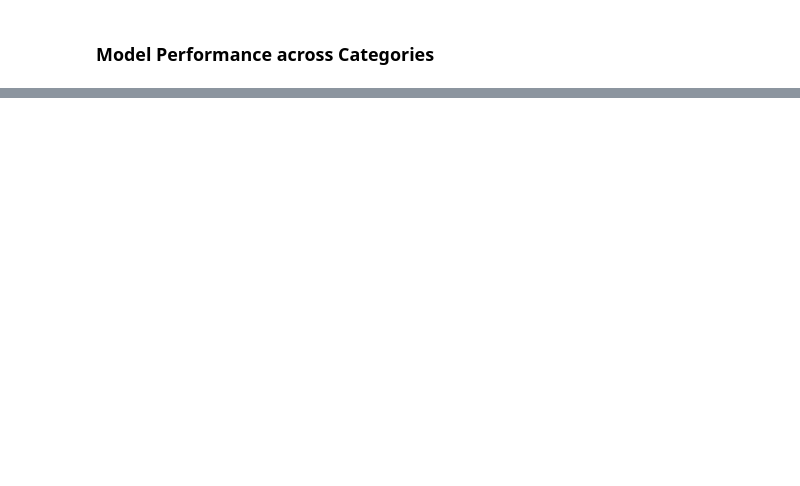
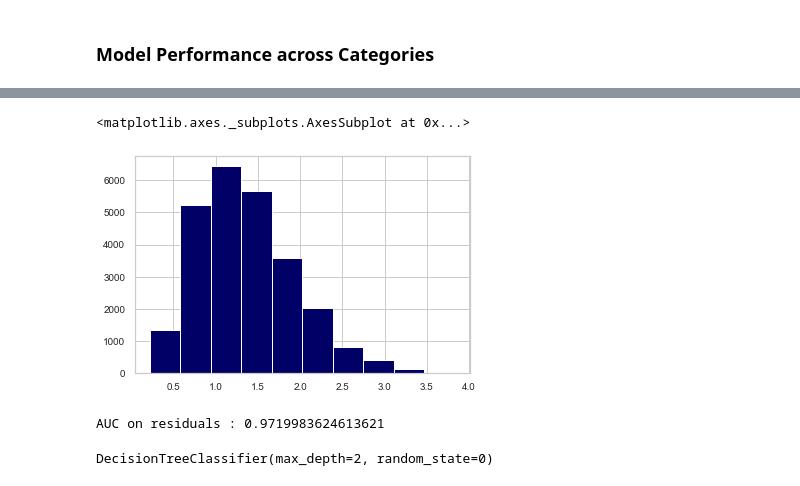
Before and after one commit to anilkumarpanda/blog_series, a Jupyter notebook: notebooks/02_residual_analysis.ipynb, the cells around one changed output, grey strips where cells are left out. Cells and saved outputs as stored; diff of their text form; code cells hidden in the pictures; blank space fills up the shorter version.

```diff
--- a/notebooks/02_residual_analysis.ipynb
+++ b/notebooks/02_residual_analysis.ipynb
@@ -282,0 +342,21 @@ Creating segment wise ROC for : purpose
+# %%
+valid_yhat_df1['r_loan_status'].hist()
+# %% [output]
+<matplotlib.axes._subplots.AxesSubplot at 0x...>
+[figure, added]
+# %%
+
+from sklearn.model_selection import cross_val_score
+from sklearn.tree import DecisionTreeClassifier,DecisionTreeRegressor
+from sklearn.model_selection import StratifiedKFold
+
+X_ohe = pd.get_dummies(X_err)
+clf =  DecisionTreeClassifier(max_depth=2,random_state=0)
+mean_auc = cross_val_score(clf, X_ohe, y_err,
+                           cv=StratifiedKFold(n_splits=5, shuffle=True, random_state=0),
+                           scoring='roc_auc').mean()
+print(f"AUC on residuals : {mean_auc}")
+clf.fit(X_ohe,y_err)
+# %% [output]
+AUC on residuals : 0.9719983624613621
+DecisionTreeClassifier(max_depth=2, random_state=0)
```
Also changed, not shown: parts of 13 cells of this notebook, 22 other files.
